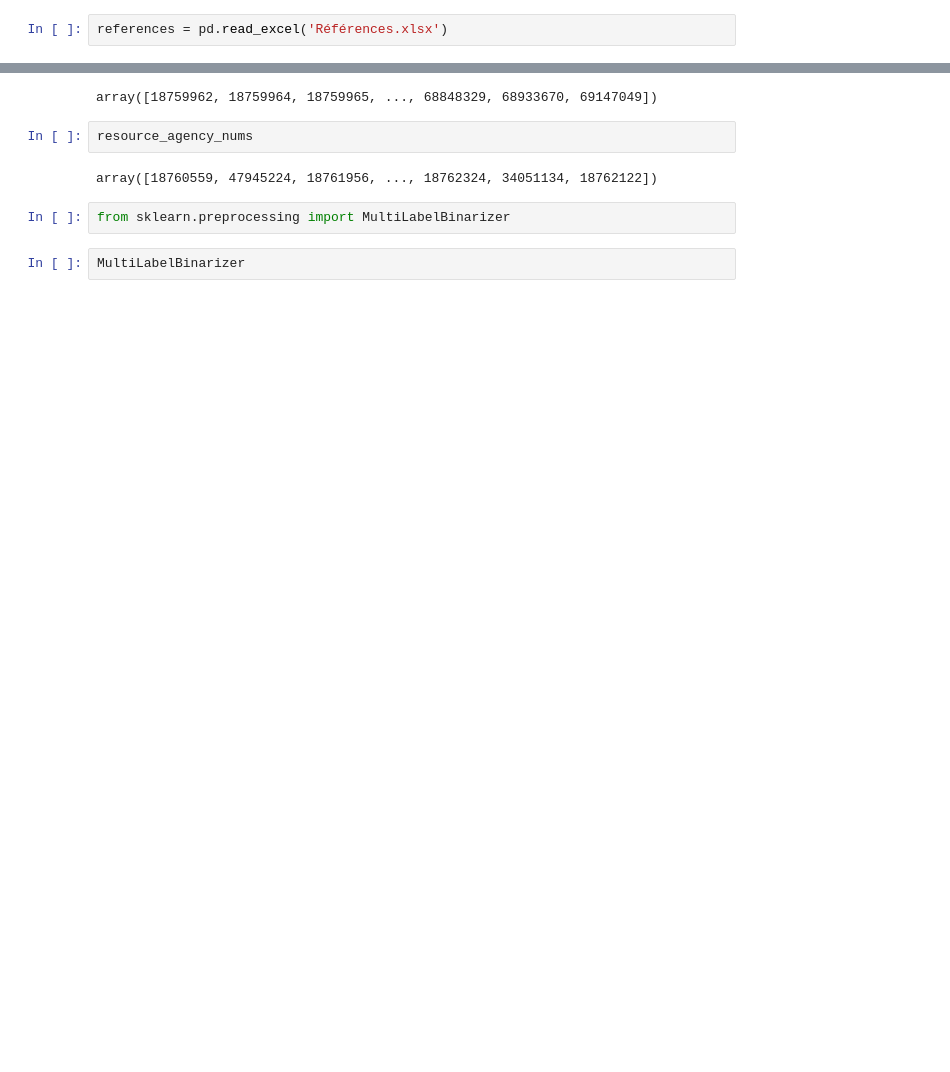
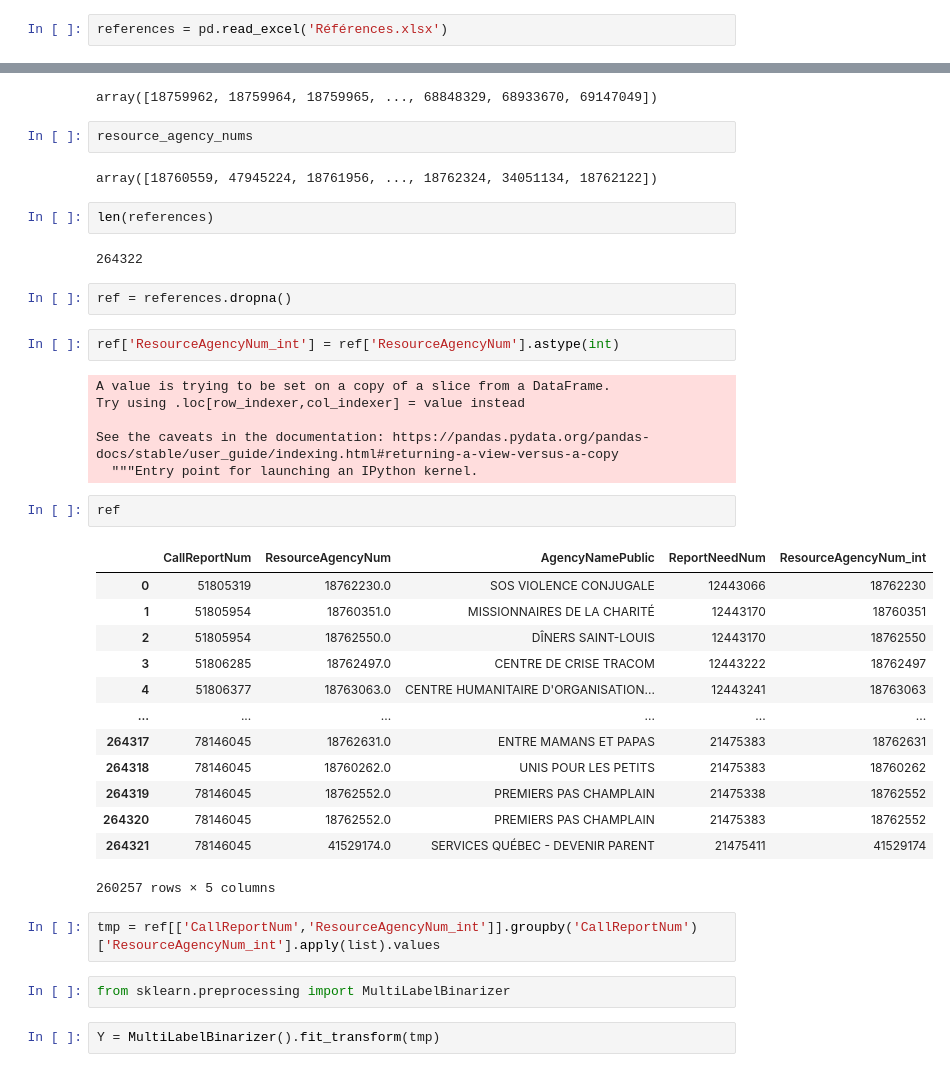
Before and after one commit to pascal-bergeron/ai4forgood2016, a Jupyter notebook: FeatureBuilding.ipynb, the cells around one changed output, grey strips where cells are left out. Saved outputs shown, nothing was run; the diff lists cells and outputs as text; blank space fills up the shorter version.

```diff
--- a/FeatureBuilding.ipynb
+++ b/FeatureBuilding.ipynb
@@ -124,5 +87,5 @@ len(besoins.Level3Code.unique())
 # %%
-references = pd.read_excel('Références.xlsx')
+references = pd.read_excel('Références.xlsx')
 # %%
 references.tail()
 # %% [output]
@@ -143,7 +106,39 @@ array([18759962, 18759964, 18759965, ..., 68848329, 68933670, 69147049])
 resource_agency_nums
 # %% [output]
 array([18760559, 47945224, 18761956, ..., 18762324, 34051134, 18762122])
+# %%
+len(references)
+# %% [output]
+264322
+# %%
+ref = references.dropna()
+# %%
+ref['ResourceAgencyNum_int'] = ref['ResourceAgencyNum'].astype(int)
+# %% [output]
+A value is trying to be set on a copy of a slice from a DataFrame.
+Try using .loc[row_indexer,col_indexer] = value instead
+
+See the caveats in the documentation: https://pandas.pydata.org/pandas-docs/stable/user_guide/indexing.html#returning-a-view-versus-a-copy
+  """Entry point for launching an IPython kernel.
+# %%
+ref
+# %% [output]
+|  | CallReportNum | ResourceAgencyNum | AgencyNamePublic | ReportNeedNum | ResourceAgencyNum_int |
+| 0 | 51805319 | 18762230.0 | SOS VIOLENCE CONJUGALE | 12443066 | 18762230 |
+| 1 | 51805954 | 18760351.0 | MISSIONNAIRES DE LA CHARITÉ | 12443170 | 18760351 |
+| 2 | 51805954 | 18762550.0 | DÎNERS SAINT-LOUIS | 12443170 | 18762550 |
+| 3 | 51806285 | 18762497.0 | CENTRE DE CRISE TRACOM | 12443222 | 18762497 |
+| 4 | 51806377 | 18763063.0 | CENTRE HUMANITAIRE D'ORGANISATION... | 12443241 | 18763063 |
+| ... | ... | ... | ... | ... | ... |
+| 264317 | 78146045 | 18762631.0 | ENTRE MAMANS ET PAPAS | 21475383 | 18762631 |
+| 264318 | 78146045 | 18760262.0 | UNIS POUR LES PETITS | 21475383 | 18760262 |
+| 264319 | 78146045 | 18762552.0 | PREMIERS PAS CHAMPLAIN | 21475338 | 18762552 |
+| 264320 | 78146045 | 18762552.0 | PREMIERS PAS CHAMPLAIN | 21475383 | 18762552 |
+| 264321 | 78146045 | 41529174.0 | SERVICES QUÉBEC - DEVENIR PARENT | 21475411 | 41529174 |
+260257 rows × 5 columns
+# %%
+tmp = ref[['CallReportNum','ResourceAgencyNum_int']].groupby('CallReportNum')['ResourceAgencyNum_int'].apply(list).values
 # %%
 from sklearn.preprocessing import MultiLabelBinarizer
-# %%
-MultiLabelBinarizer
+# %%
+Y = MultiLabelBinarizer().fit_transform(tmp)
```
Also changed, not shown: parts of 27 cells of this notebook.
